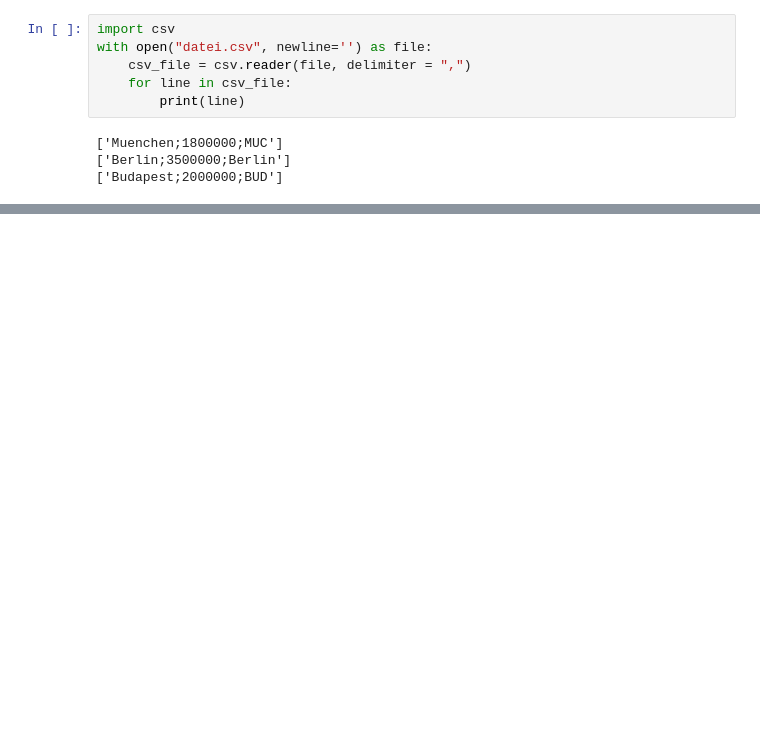
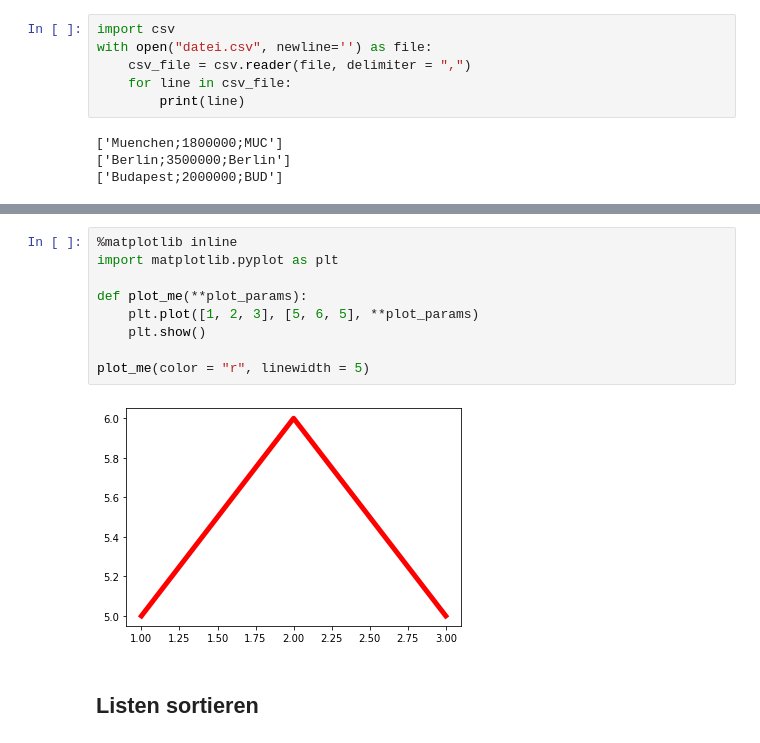
Before and after one commit to Rainmeadow/Python-Bootcamp, a Jupyter notebook: src/MyFirst.ipynb, the cells around one changed output, grey strips where cells are left out. Cells and saved outputs as stored; diff of their text form; blank space fills up the shorter version.

```diff
--- a/src/MyFirst.ipynb
+++ b/src/MyFirst.ipynb
@@ -867,0 +978,13 @@ with open("datei.csv", newline='') as file:
+# %%
+%matplotlib inline
+import matplotlib.pyplot as plt
+
+def plot_me(**plot_params):
+    plt.plot([1, 2, 3], [5, 6, 5], **plot_params)
+    plt.show()
+
+plot_me(color = "r", linewidth = 5)
+# %% [output]
+[figure, added]
+# %% [markdown]
+## Listen sortieren
```
Also changed, not shown: parts of 65 cells of this notebook.
